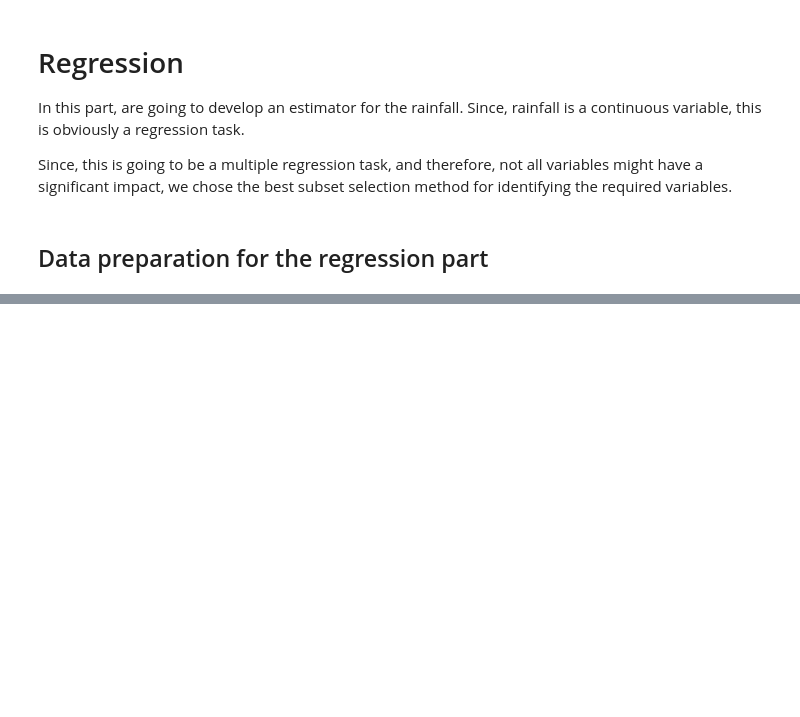
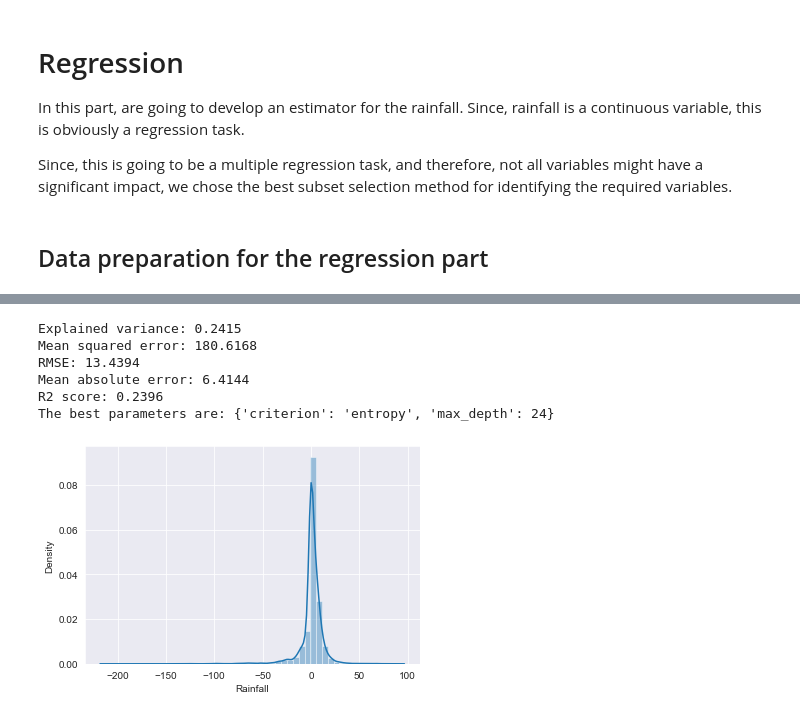
Before and after one commit to Stern1710/australia-weather-data, a Jupyter notebook: SPOD_Group7_Project.ipynb, the cells around one changed output, grey strips where cells are left out. Saved outputs shown, nothing was run; the diff lists cells and outputs as text; code cells hidden in the pictures; blank space fills up the shorter version.

```diff
--- a/SPOD_Group7_Project.ipynb
+++ b/SPOD_Group7_Project.ipynb
@@ -742,0 +651,38 @@ plt.show()
+# %%
+rand_forest_reg_grid = {
+    'n_estimators': [50, 100, 150, 200],
+    'criterion': ['squared_error','absolute_error'],
+    "max_features":["auto", "sqrt"],
+}
+
+"""
+Trains a random forest regressor using cross-validation and returns attributes of the received model including the best
+parameter combination.
+@param x_train, np ndarray, data matrix
+@param y_train, np ndarray, data vector
+@param param_grid, dict, grid holding the paramaters for search
+@param use_pref_defined_model, bool, indicates whether the predefined model version should be used
+"""
+def train_random_forest_regressor(x_train, y_train, param_grid, use_pref_defined_model: bool):
+    if use_pref_defined_model:
+        best_params = {'criterion': 'squared_error', 'max_features': 'sqrt', 'n_estimators': 200}
+        forest = RandomForestRegressor(random_state=55)
+        forest.fit(x_train, y_train)
+        return best_params, forest
+
+    forest = RandomForestRegressor(random_state=55)
+    model = GridSearchCV(forest, param_grid=param_grid, scoring="neg_mean_squared_error", verbose=10)
+    model.fit(x_train, y_train)
+    return model.best_params_, model.best_estimator_
+# %%
+params_random_forest_regressor, model_random_forest_regressor = train_random_forest_regressor(x_train_reg, y_train_reg, rand_forest_reg_grid, True)
+_ = get_regression_evaluation(model_random_forest_regressor, x_test_reg, y_test_reg)
+print("The best parameters are: {}".format(params_random_forest))
+# %% [output]
+Explained variance: 0.2415
+Mean squared error: 180.6168
+RMSE: 13.4394
+Mean absolute error: 6.4144
+R2 score: 0.2396
+The best parameters are: {'criterion': 'entropy', 'max_depth': 24}
+[figure, added]
```
Also changed, not shown: parts of 42 cells of this notebook.
